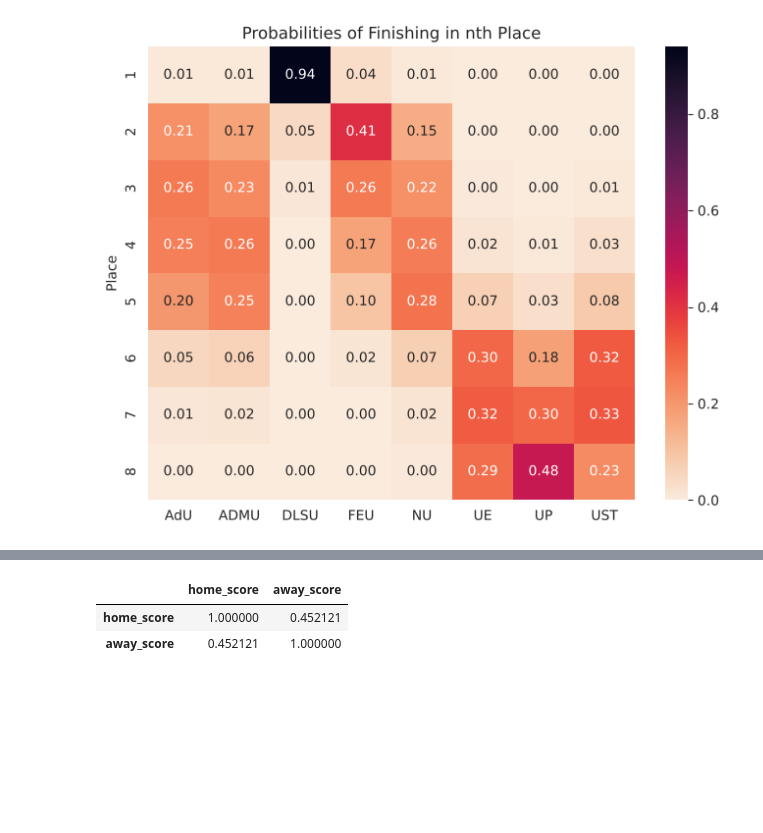
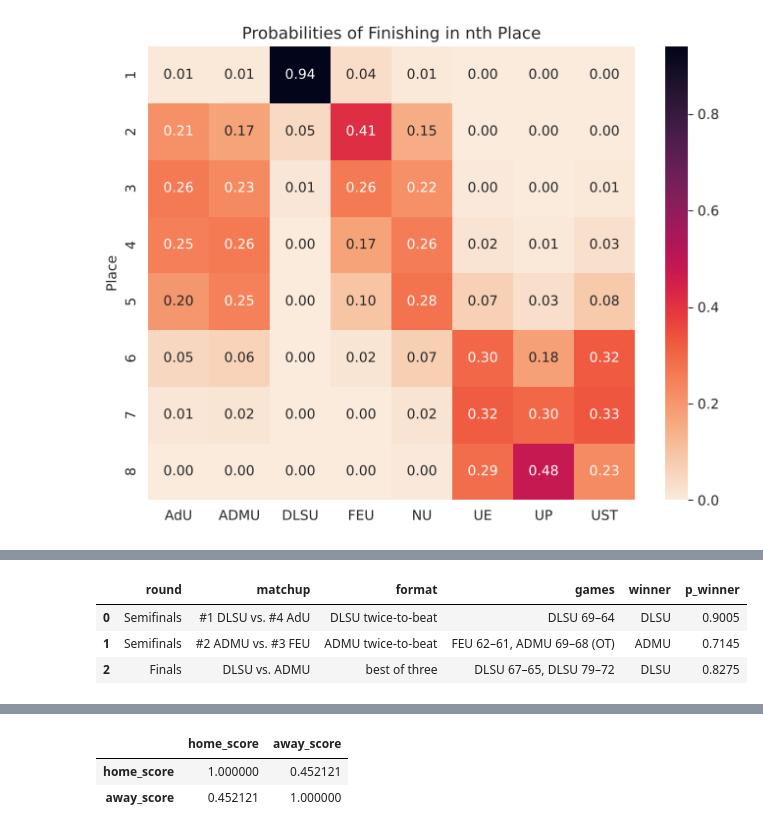
Before and after one commit to joshuacortez/bayesian-blog, a Jupyter notebook: basketball outcomes using probabilistic programming.ipynb, the cells around one changed output, grey strips where cells are left out. Cells and saved outputs as stored; diff of their text form; code cells hidden in the pictures; blank space fills up the shorter version.

```diff
--- a/basketball outcomes using probabilistic programming.ipynb
+++ b/basketball outcomes using probabilistic programming.ipynb
@@ -557,3 +649,30 @@ pd.DataFrame(
+# %%
+def series_probability(winner, loser, winner_needs, loser_needs, n_sims=10000):
+    """Probability that `winner` takes a series against `loser`, under the given series format."""
+    winners = play_series(
+        np.full(n_sims, team_idx[winner]), np.full(n_sims, team_idx[loser]), sample_draws(n_sims),
+        high_needs=winner_needs, low_needs=loser_needs,
+    )
+    return (winners == team_idx[winner]).mean()
+
+
+playoffs = pd.DataFrame(
+    [
+        ["Semifinals", "#1 DLSU vs. #4 AdU", "DLSU twice-to-beat", "DLSU 69–64", "DLSU",
+         series_probability("DLSU", "AdU", 1, 2)],
+        ["Semifinals", "#2 ADMU vs. #3 FEU", "ADMU twice-to-beat", "FEU 62–61, ADMU 69–68 (OT)", "ADMU",
+         series_probability("ADMU", "FEU", 1, 2)],
+        ["Finals", "DLSU vs. ADMU", "best of three", "DLSU 67–65, DLSU 79–72", "DLSU",
+         series_probability("DLSU", "ADMU", 2, 2)],
+    ],
+    columns=["round", "matchup", "format", "games", "winner", "p_winner"],
+)
+playoffs
+# %% [output]
+|  | round | matchup | format | games | winner | p_winner |
+| 0 | Semifinals | #1 DLSU vs. #4 AdU | DLSU twice-to-beat | DLSU 69–64 | DLSU | 0.9005 |
+| 1 | Semifinals | #2 ADMU vs. #3 FEU | ADMU twice-to-beat | FEU 62–61, ADMU 69–68 (OT) | ADMU | 0.7145 |
+| 2 | Finals | DLSU vs. ADMU | best of three | DLSU 67–65, DLSU 79–72 | DLSU | 0.8275 |
 # %% [markdown]
 # Endnotes
 
```
Also changed, not shown: parts of 17 cells of this notebook.
